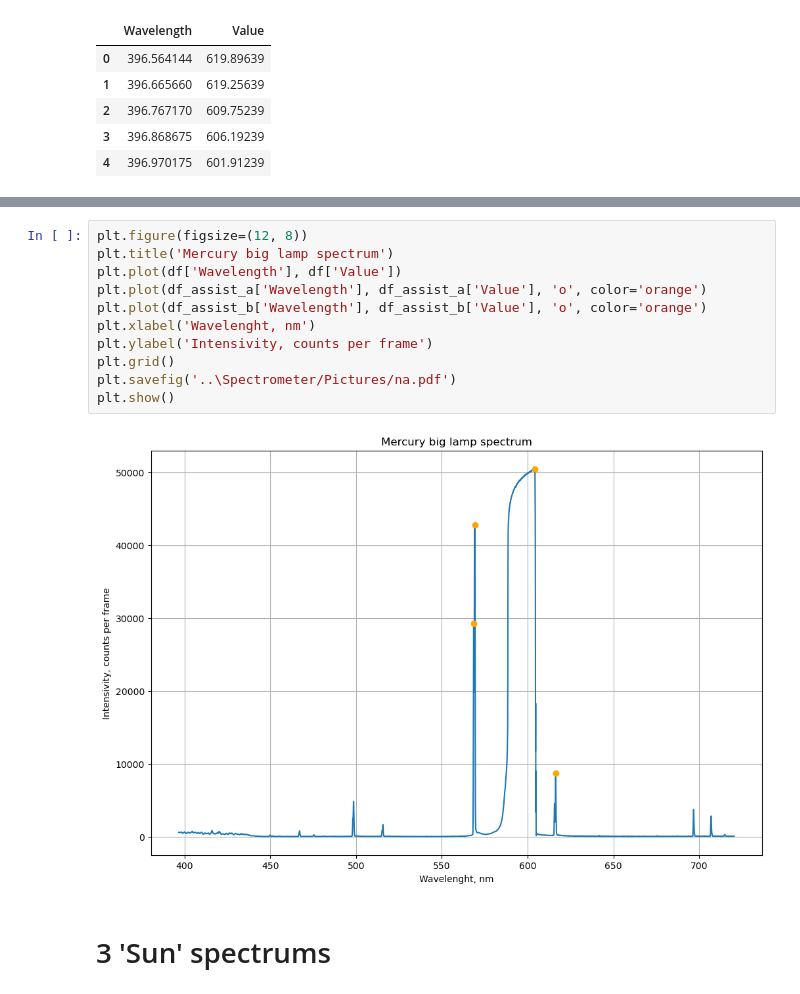
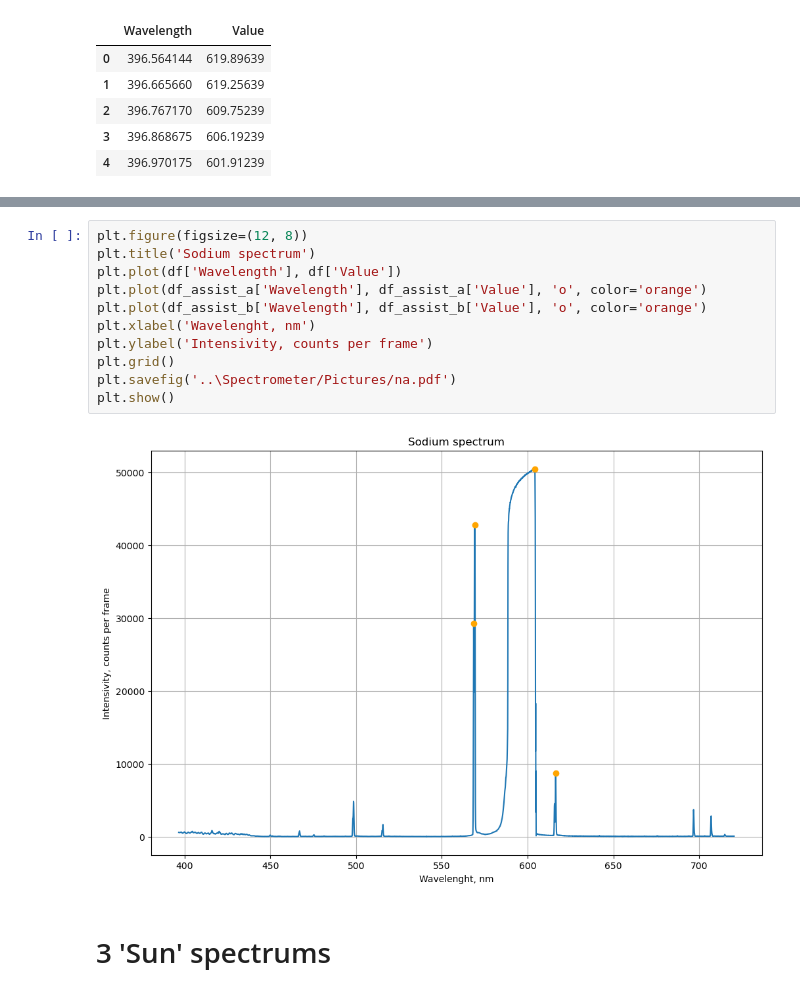
Before and after one commit to f3ss1/HSE-FF, a Jupyter notebook: 5th semester/Optics Practice/Spectrometer code 'n' data/lab3.ipynb, the cells around one changed output, grey strips where cells are left out. Cells and saved outputs as stored; diff of their text form.

```diff
--- a/5th semester/Optics Practice/Spectrometer code 'n' data/lab3.ipynb
+++ b/5th semester/Optics Practice/Spectrometer code 'n' data/lab3.ipynb
@@ -346,16 +354,16 @@ df_assist_b = df_assist.iloc[4:]
 # %%
 plt.figure(figsize=(12, 8))
-plt.title('Mercury big lamp spectrum')
+plt.title('Sodium spectrum')
 plt.plot(df['Wavelength'], df['Value'])
 plt.plot(df_assist_a['Wavelength'], df_assist_a['Value'], 'o', color='orange')
 plt.plot(df_assist_b['Wavelength'], df_assist_b['Value'], 'o', color='orange')
 plt.xlabel('Wavelenght, nm')
 plt.ylabel('Intensivity, counts per frame')
 plt.grid()
 plt.savefig('..\Spectrometer/Pictures/na.pdf')
 plt.show()
 # %% [output]
-[figure, old version]
+[figure, new version]
 # %% [markdown]
 # 3 'Sun' spectrums
 # %%
```
Also changed, not shown: parts of 4 cells of this notebook, 47 other files.
